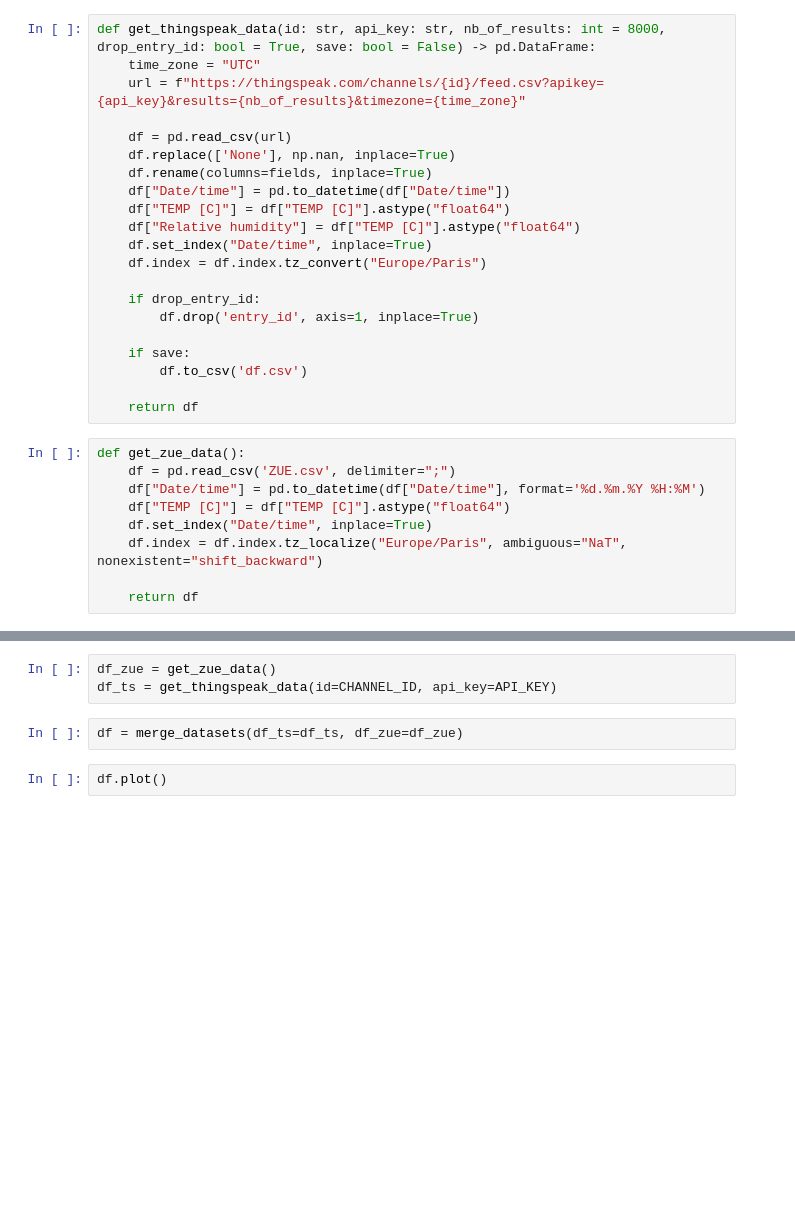
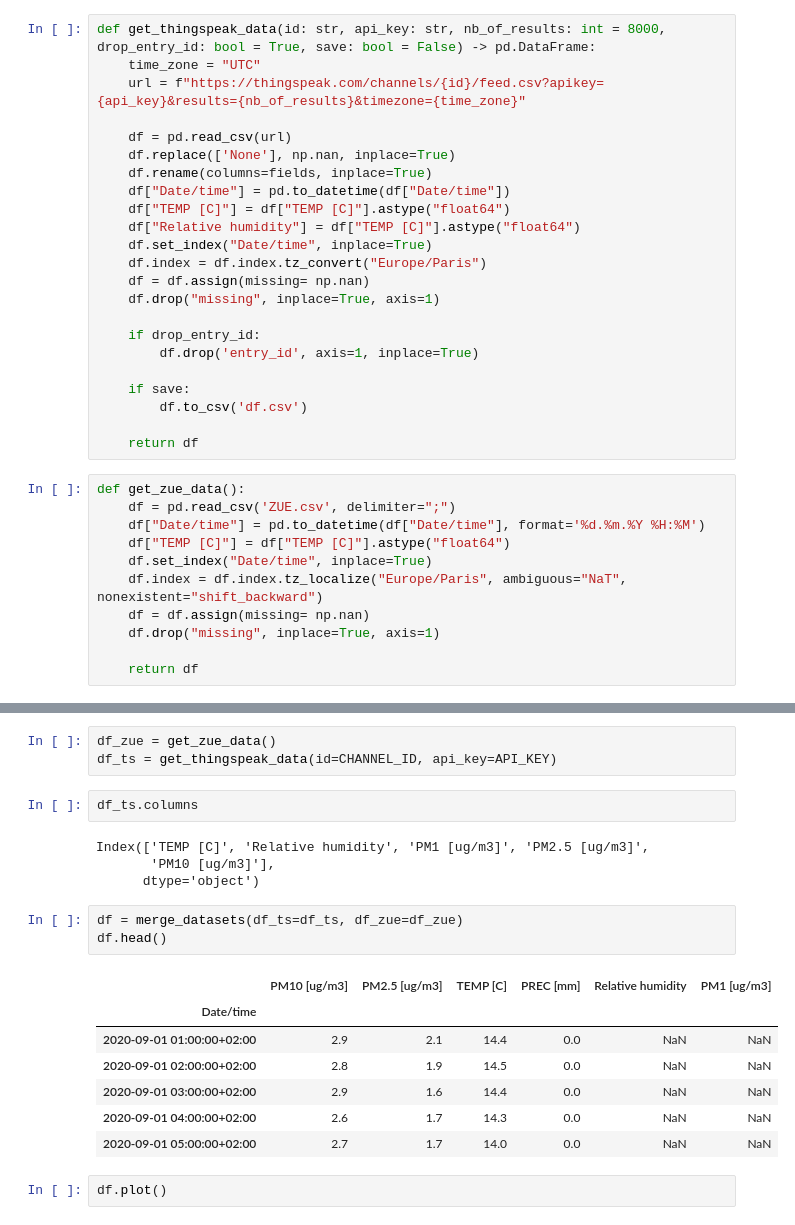
Before and after one commit to ClementSicard/AirQuality-Data-Science-Project, a Jupyter notebook: notebook.ipynb, the cells around one changed output, grey strips where cells are left out. Saved outputs shown, nothing was run; the diff lists cells and outputs as text; blank space fills up the shorter version.

```diff
--- a/notebook.ipynb
+++ b/notebook.ipynb
@@ -42,6 +42,8 @@ def get_thingspeak_data(id: str, api_key: str, nb_of_results: int = 8000, drop_e
     df["Relative humidity"] = df["TEMP [C]"].astype("float64")
     df.set_index("Date/time", inplace=True)
     df.index = df.index.tz_convert("Europe/Paris")
+    df = df.assign(missing= np.nan)
+    df.drop("missing", inplace=True, axis=1)
 
     if drop_entry_id:
         df.drop('entry_id', axis=1, inplace=True)
@@ -57,6 +59,8 @@ def get_zue_data():
     df["TEMP [C]"] = df["TEMP [C]"].astype("float64")
     df.set_index("Date/time", inplace=True)
     df.index = df.index.tz_localize("Europe/Paris", ambiguous="NaT", nonexistent="shift_backward")
+    df = df.assign(missing= np.nan)
+    df.drop("missing", inplace=True, axis=1)
 
     return df
 # %%
@@ -73,8 +77,23 @@ def merge_datasets(df_zue: pd.DataFrame, df_ts: pd.DataFrame) -> pd.DataFrame:
 # %%
 df_zue = get_zue_data()
 df_ts = get_thingspeak_data(id=CHANNEL_ID, api_key=API_KEY)
+# %%
+df_ts.columns
+# %% [output]
+Index(['TEMP [C]', 'Relative humidity', 'PM1 [ug/m3]', 'PM2.5 [ug/m3]',
+       'PM10 [ug/m3]'],
+      dtype='object')
 # %%
 df = merge_datasets(df_ts=df_ts, df_zue=df_zue)
+df.head()
+# %% [output]
+|  | PM10 [ug/m3] | PM2.5 [ug/m3] | TEMP [C] | PREC [mm] | Relative humidity | PM1 [ug/m3] |
+| Date/time |  |  |  |  |  |  |
+| 2020-09-01 01:00:00+02:00 | 2.9 | 2.1 | 14.4 | 0.0 | NaN | NaN |
+| 2020-09-01 02:00:00+02:00 | 2.8 | 1.9 | 14.5 | 0.0 | NaN | NaN |
+| 2020-09-01 03:00:00+02:00 | 2.9 | 1.6 | 14.4 | 0.0 | NaN | NaN |
+| 2020-09-01 04:00:00+02:00 | 2.6 | 1.7 | 14.3 | 0.0 | NaN | NaN |
+| 2020-09-01 05:00:00+02:00 | 2.7 | 1.7 | 14.0 | 0.0 | NaN | NaN |
 # %%
 df.plot()
 # %%
```
Also changed, not shown: parts of 1 cell of this notebook.
